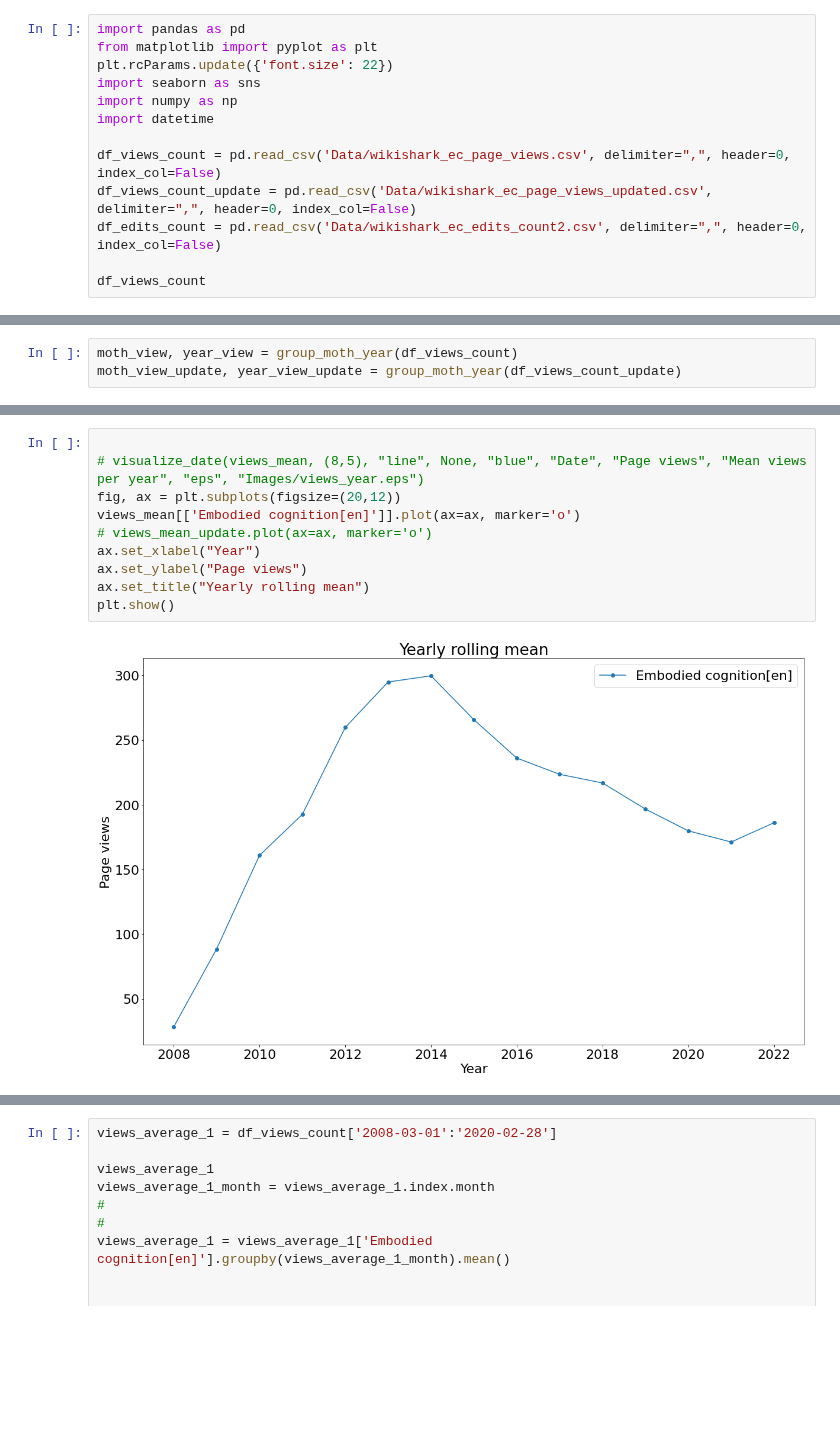
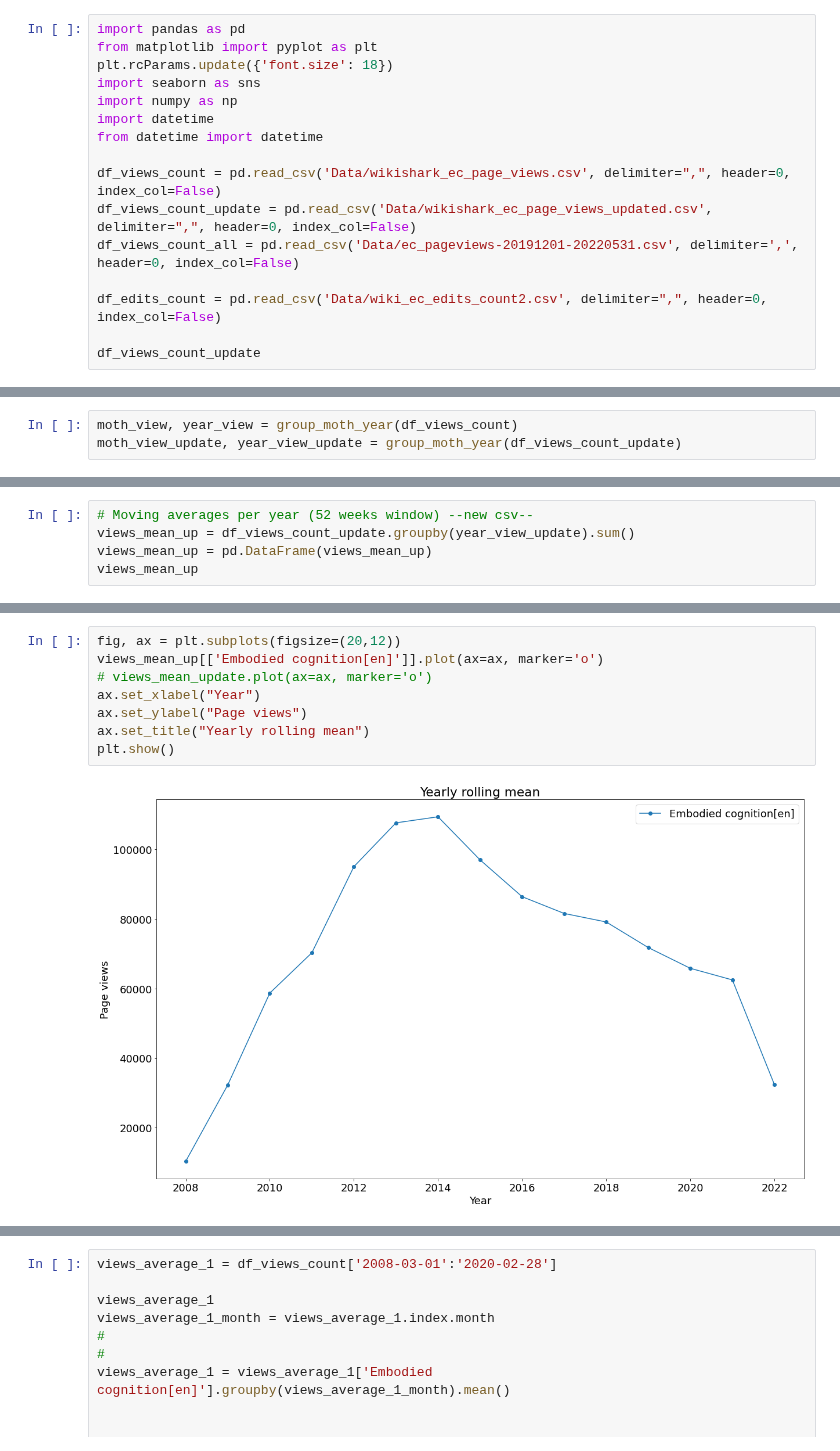
Before and after one commit to JohnMadrid/EC_env_images, a Jupyter notebook: WikiPageAnalysis/page_visits_analysis.ipynb, the cells around one changed output, grey strips where cells are left out. Drawn from its saved outputs; the diff is of its cells as text; blank space fills up the shorter version.

```diff
--- a/WikiPageAnalysis/page_visits_analysis.ipynb
+++ b/WikiPageAnalysis/page_visits_analysis.ipynb
@@ -6,14 +6,17 @@ In what follows, an analysis of the page edits and views count for the _"Embodie
 # %%
 import pandas as pd
 from matplotlib import pyplot as plt
-plt.rcParams.update({'font.size': 22})
+plt.rcParams.update({'font.size': 18})
 import seaborn as sns
 import numpy as np
 import datetime
+from datetime import datetime
 
 df_views_count = pd.read_csv('Data/wikishark_ec_page_views.csv', delimiter=",", header=0, index_col=False)
 df_views_count_update = pd.read_csv('Data/wikishark_ec_page_views_updated.csv', delimiter=",", header=0, index_col=False)
-df_edits_count = pd.read_csv('Data/wikishark_ec_edits_count2.csv', delimiter=",", header=0, index_col=False)
+df_views_count_all = pd.read_csv('Data/ec_pageviews-20191201-20220531.csv', delimiter=',', header=0, index_col=False)
 
-df_views_count
+df_edits_count = pd.read_csv('Data/wiki_ec_edits_count2.csv', delimiter=",", header=0, index_col=False)
+
+df_views_count_update
 # %% [output]
@@ -222,3 +222,8 @@ views_mean
 | 2020 | 179.857923 | 374.254098 | 706.174863 |
 | 2021 | 171.210959 | 298.010959 | 497.147945 |
 | 2022 | 186.184211 | 300.328947 | 497.697368 |
+# %%
+# Moving averages per year (52 weeks window) --new csv--
+views_mean_up = df_views_count_update.groupby(year_view_update).sum()
+views_mean_up = pd.DataFrame(views_mean_up)
+views_mean_up
@@ -225,13 +248,11 @@ views_mean
 # %%
-
-# visualize_date(views_mean, (8,5), "line", None, "blue", "Date", "Page views", "Mean views per year", "eps", "Images/views_year.eps")
 fig, ax = plt.subplots(figsize=(20,12))
-views_mean[['Embodied cognition[en]']].plot(ax=ax, marker='o')
+views_mean_up[['Embodied cognition[en]']].plot(ax=ax, marker='o')
 # views_mean_update.plot(ax=ax, marker='o')
 ax.set_xlabel("Year")
 ax.set_ylabel("Page views")
 ax.set_title("Yearly rolling mean")
 plt.show()
 # %% [output]
-[figure, old version]
+[figure, new version]
 # %%
```
Also changed, not shown: parts of 27 cells of this notebook, 5 other files.
